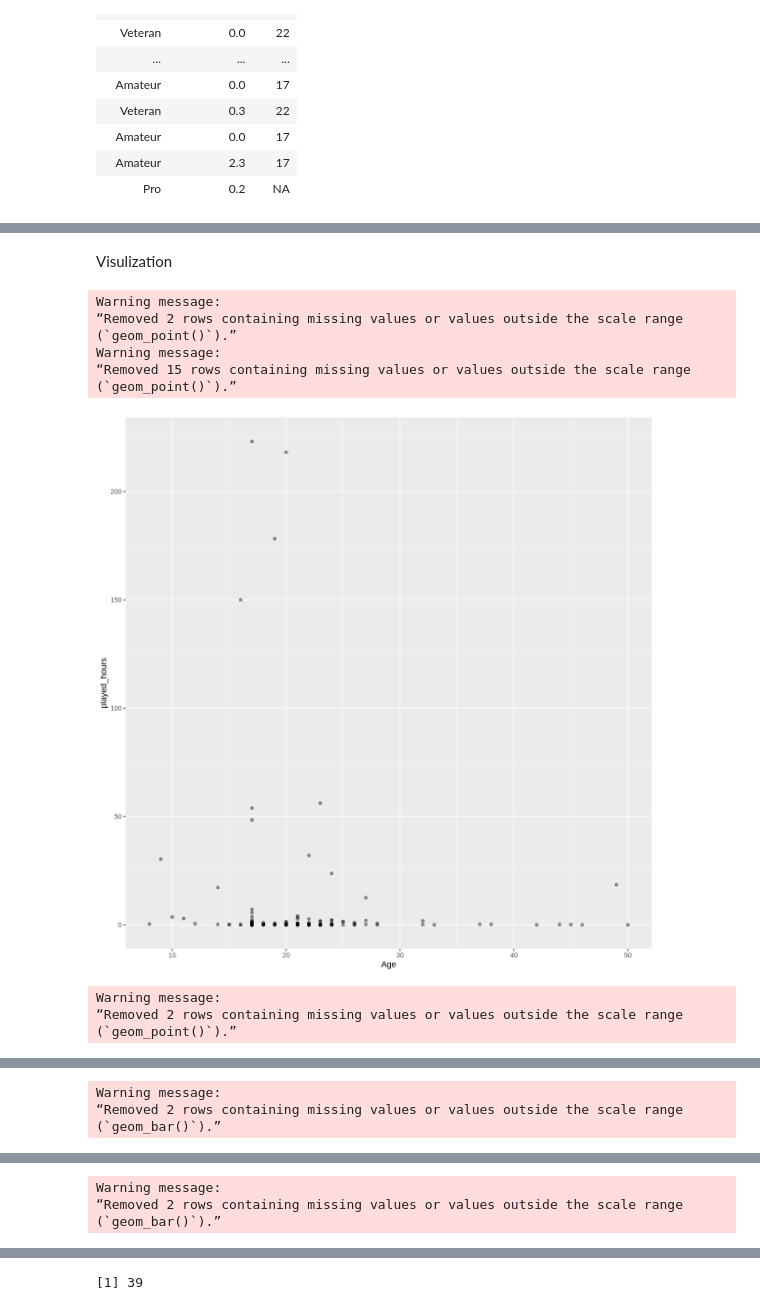
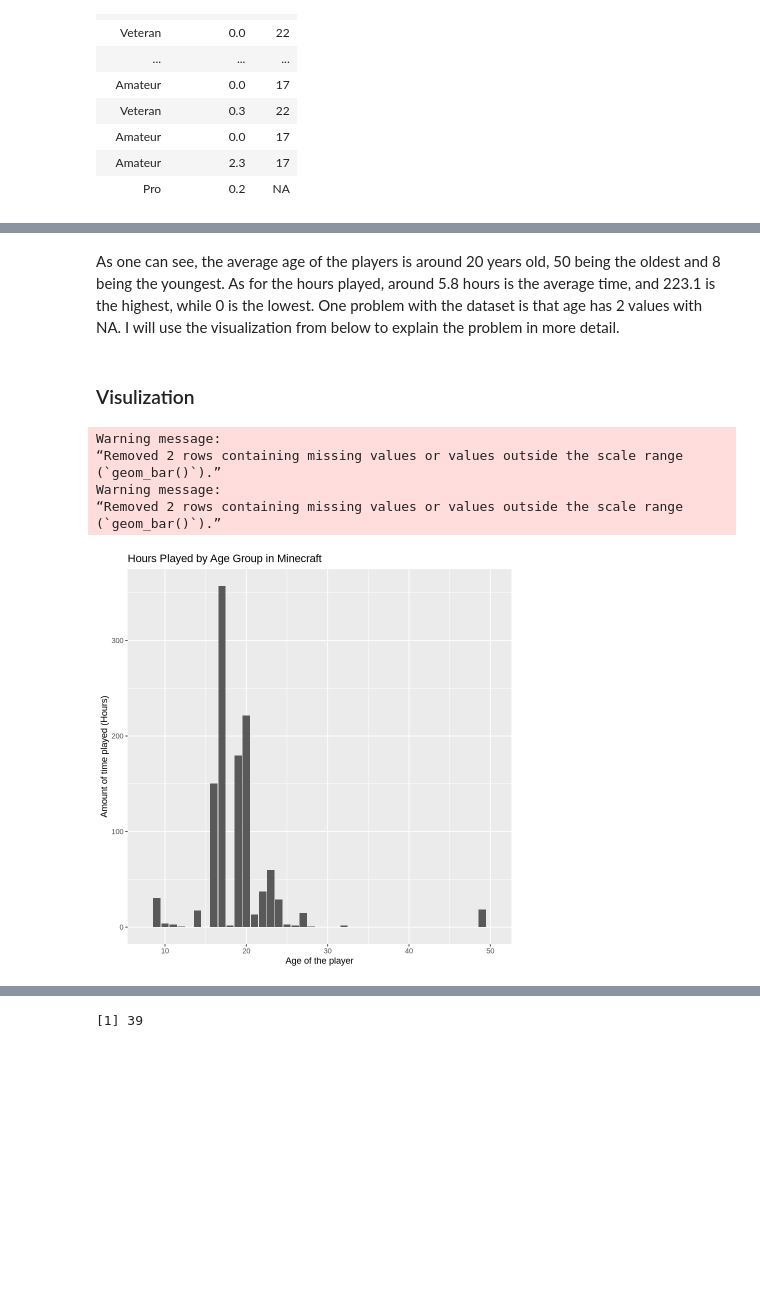
Before and after one commit to SL1019/DSCI-100-Project, a Jupyter notebook: Project Essay.ipynb, the cells around one changed output, grey strips where cells are left out. Saved outputs shown, nothing was run; the diff lists cells and outputs as text; code cells hidden in the pictures; blank space fills up the shorter version.

```diff
--- a/Project Essay.ipynb
+++ b/Project Essay.ipynb
@@ -155,42 +149,25 @@ A tibble: 1 × 6
+# %% [markdown]
+As one can see, the average age of the players is around 20 years old, 50 being the oldest and 8 being the youngest. As for the hours played, around 5.8 hours is the average time, and 223.1 is the highest, while 0 is the lowest. One problem with the dataset is that age has 2 values with NA. I will use the visualization from below to explain the problem in more detail.
 # %% [markdown]
-Visulization
+### Visulization
 # %%
-scaled_points <- minecraft |>
-    ggplot(aes(x = Age, y = played_hours)) +
-    geom_point(alpha= 0.4)
-scaled_points
-
-options(repr.plot.width = 10, repr.plot.height = 10)
-points <- minecraft |>
-    ggplot(aes(x = Age, y = played_hours)) +
-    geom_point(alpha= 0.4) +
-    scale_y_continuous(limits = c(0, 10))
-points
-
-scaled_points <- minecraft |>
-    ggplot(aes(x = Age, y = played_hours)) +
-    geom_point(alpha= 0.4) +
-    facet_grid(rows = "experience", scale = "free_y")
-scaled_points
-
 graph <- minecraft |>
     ggplot(aes(x = Age, y = played_hours)) +
-    geom_bar(stat = "identity", )
+    geom_bar(stat = "identity") +
+    labs(title = "Hours Played by Age Group in Minecraft",x = "Age of the player", y = "Amount of time played (Hours)")
 graph
 
 group_graph <- minecraft |>
     ggplot(aes(x = Age, y = played_hours)) +
     geom_bar(stat = "identity") +
-    facet_grid(rows = "experience", scales = "free_y")
+    facet_grid(rows = "experience", scales = "free_y") +
+    labs(title = "Minecraft Playtime by Age Across Experience Levels",x = "Age of the player", y = "Amount of time played (Hours)")
 group_graph
 # %% [output]
 Warning message:
 “Removed 2 rows containing missing values or values outside the scale range
-(`geom_point()`).”
+(`geom_bar()`).”
 Warning message:
-“Removed 15 rows containing missing values or values outside the scale range
-(`geom_point()`).”
+“Removed 2 rows containing missing values or values outside the scale range
+(`geom_bar()`).”
-[figure, old version]
+[figure, new version]
-Warning message:
-“Removed 2 rows containing missing values or values outside the scale range
-(`geom_point()`).”
@@ -198,3 +174,0 @@ Warning message:
-Warning message:
-“Removed 2 rows containing missing values or values outside the scale range
-(`geom_bar()`).”
@@ -202,3 +174,0 @@ Warning message:
-Warning message:
-“Removed 2 rows containing missing values or values outside the scale range
-(`geom_bar()`).”
```
Also changed, not shown: parts of 8 cells of this notebook.
